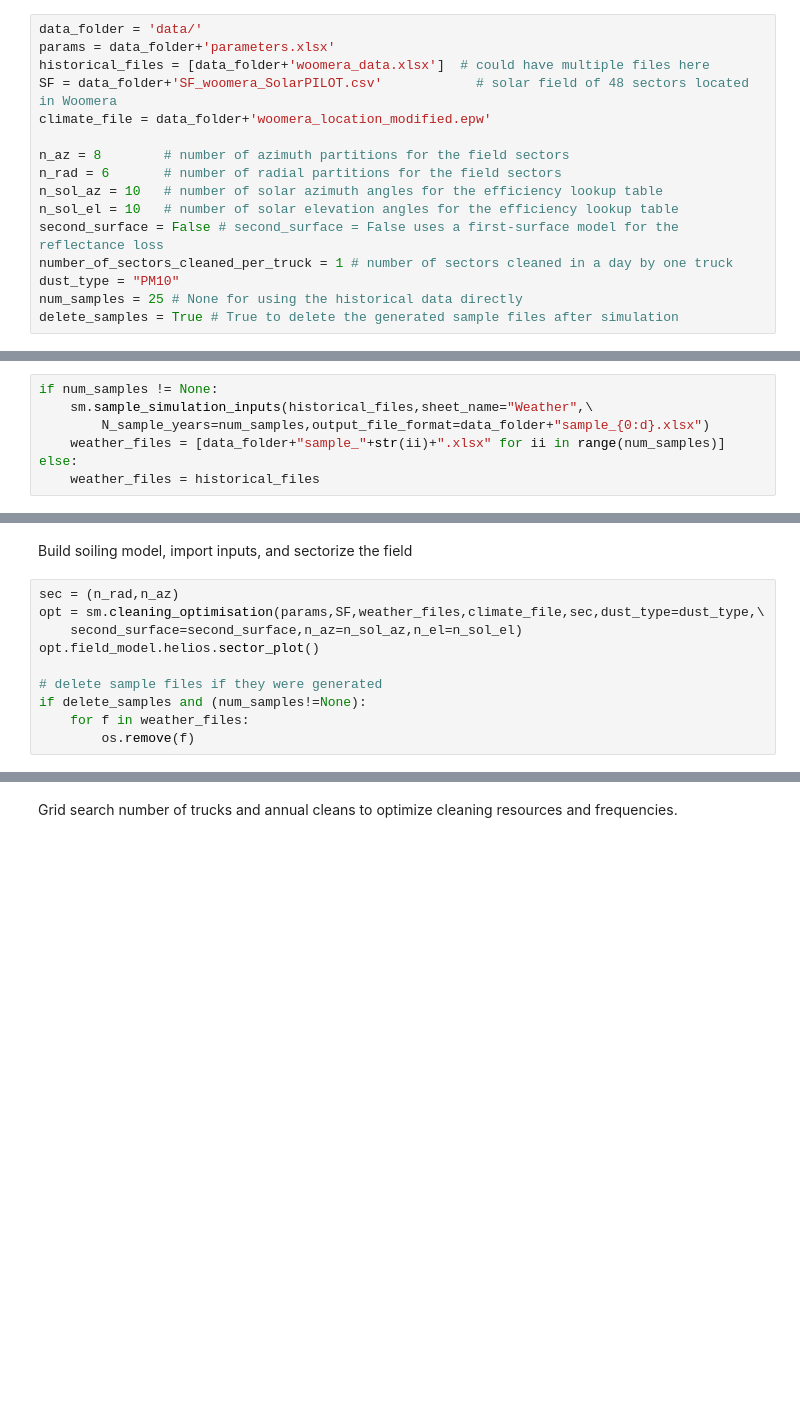
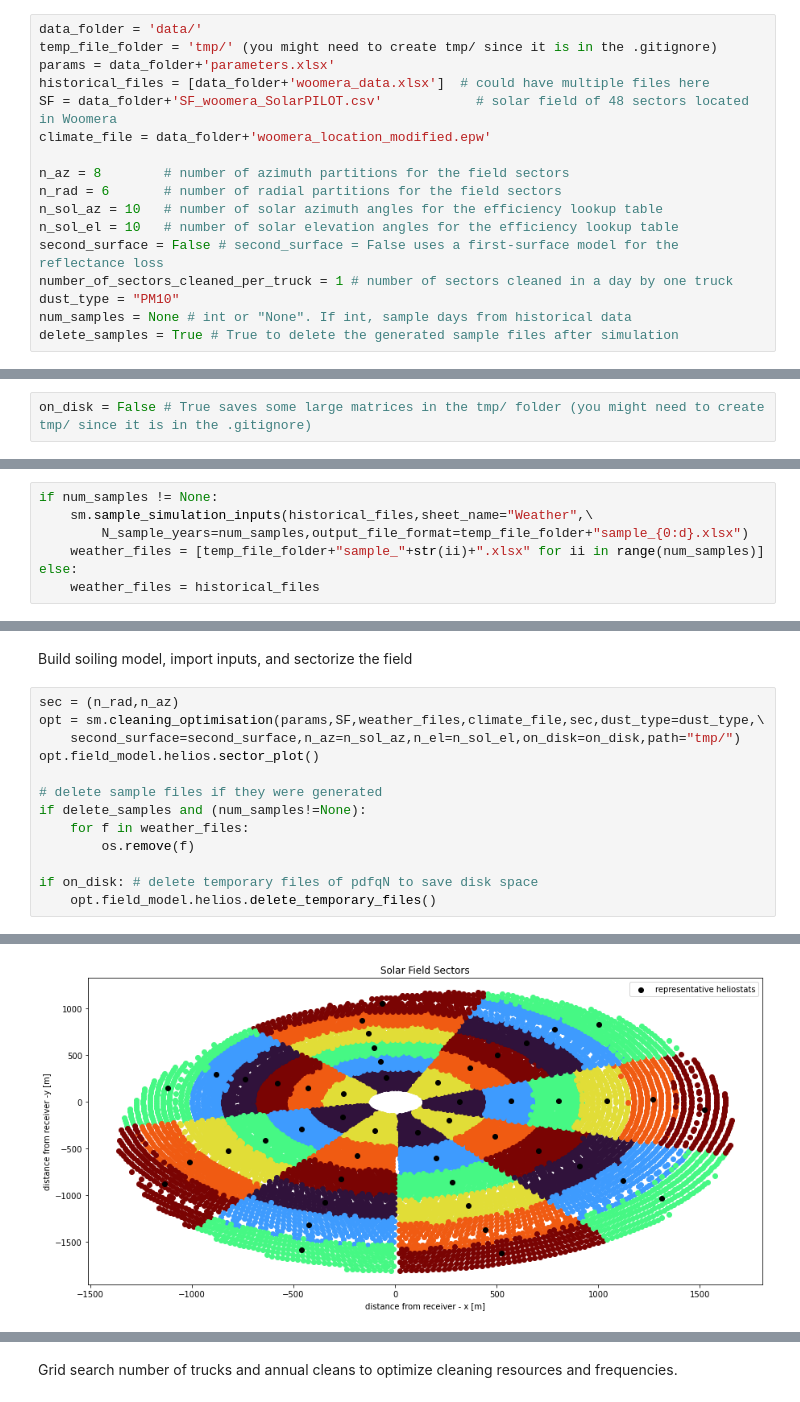
Before and after one commit to cholette/HelioSoil, a Jupyter notebook: heuristic_optimization.ipynb, the cells around one changed output, grey strips where cells are left out. Drawn from its saved outputs; the diff is of its cells as text; blank space fills up the shorter version.

```diff
--- a/heuristic_optimization.ipynb
+++ b/heuristic_optimization.ipynb
@@ -9,6 +9,7 @@ from matplotlib import (rcParams,dates,colors)
 rcParams['figure.figsize'] = (15, 7)
 # %%
 data_folder = 'data/'
+temp_file_folder = 'tmp/' (you might need to create tmp/ since it is in the .gitignore)
 params = data_folder+'parameters.xlsx'
 historical_files = [data_folder+'woomera_data.xlsx']  # could have multiple files here
 SF = data_folder+'SF_woomera_SolarPILOT.csv'            # solar field of 48 sectors located in Woomera
@@ -21,5 +22,5 @@ n_sol_el = 10   # number of solar elevation angles for the efficiency lookup tab
 second_surface = False # second_surface = False uses a first-surface model for the reflectance loss
 number_of_sectors_cleaned_per_truck = 1 # number of sectors cleaned in a day by one truck
 dust_type = "PM10"
-num_samples = 25 # None for using the historical data directly
+num_samples = None # int or "None". If int, sample days from historical data
 delete_samples = True # True to delete the generated sample files after simulation
@@ -26,9 +29,11 @@ delete_samples = True # True to delete the generated sample files after simulati
+# %%
+on_disk = False # True saves some large matrices in the tmp/ folder (you might need to create tmp/ since it is in the .gitignore)
 # %% [markdown]
 Generate random weather data dust concentration time series by randomly sampling days from historical database
 # %%
 if num_samples != None:
     sm.sample_simulation_inputs(historical_files,sheet_name="Weather",\
-        N_sample_years=num_samples,output_file_format=data_folder+"sample_{0:d}.xlsx")
-    weather_files = [data_folder+"sample_"+str(ii)+".xlsx" for ii in range(num_samples)]
+        N_sample_years=num_samples,output_file_format=temp_file_folder+"sample_{0:d}.xlsx")
+    weather_files = [temp_file_folder+"sample_"+str(ii)+".xlsx" for ii in range(num_samples)]
 else:
     weather_files = historical_files
@@ -37,10 +60,14 @@ Build soiling model, import inputs, and sectorize the field
 # %%
 sec = (n_rad,n_az)
 opt = sm.cleaning_optimisation(params,SF,weather_files,climate_file,sec,dust_type=dust_type,\
-    second_surface=second_surface,n_az=n_sol_az,n_el=n_sol_el)
+    second_surface=second_surface,n_az=n_sol_az,n_el=n_sol_el,on_disk=on_disk,path="tmp/")
 opt.field_model.helios.sector_plot()
 
 # delete sample files if they were generated
 if delete_samples and (num_samples!=None):
     for f in weather_files:
         os.remove(f)
+
+if on_disk: # delete temporary files of pdfqN to save disk space
+    opt.field_model.helios.delete_temporary_files()
+# %% [output]
@@ -46,0 +91 @@ if delete_samples and (num_samples!=None):
+[figure, added]
```
Also changed, not shown: parts of 10 cells of this notebook, 3 other files.
